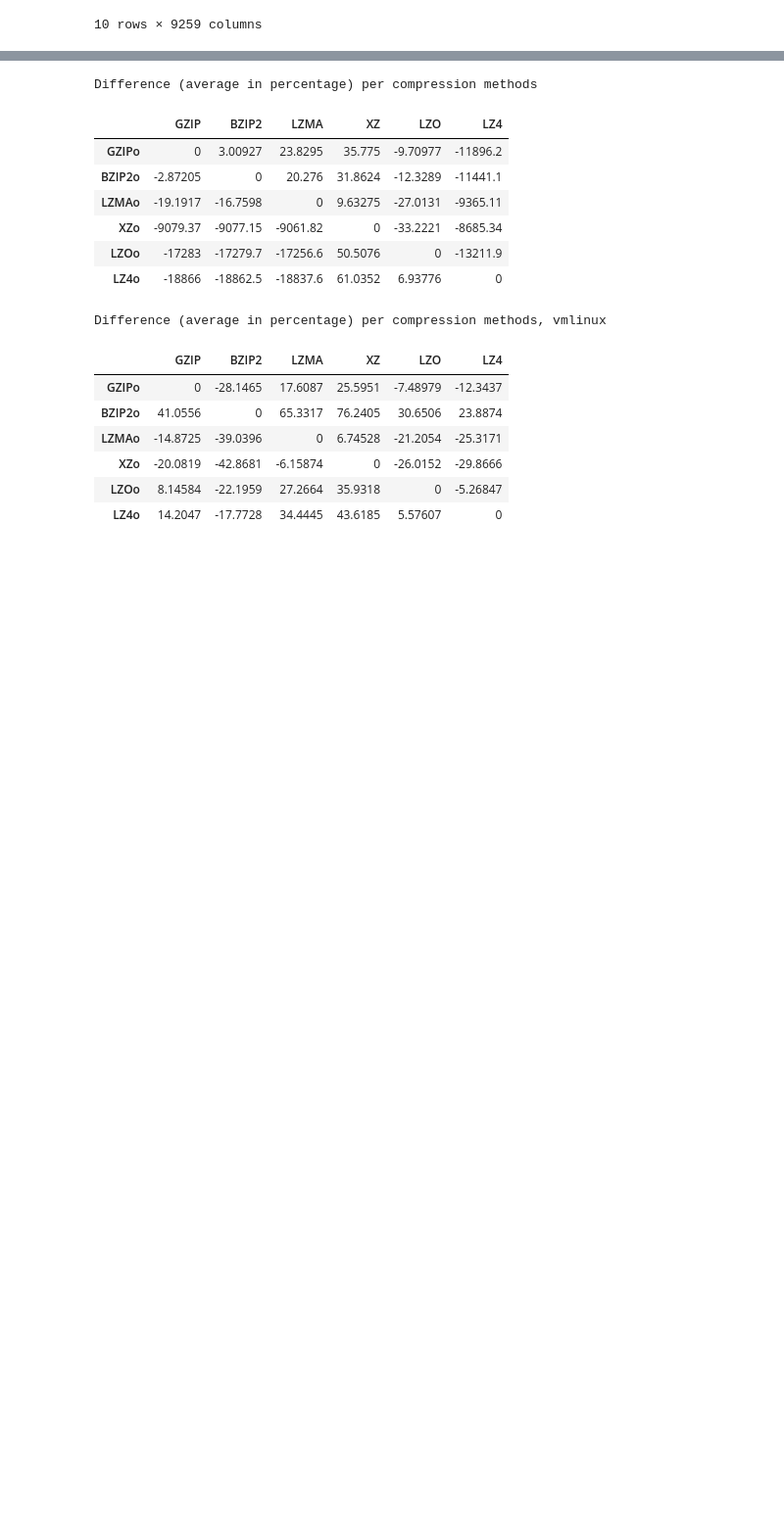
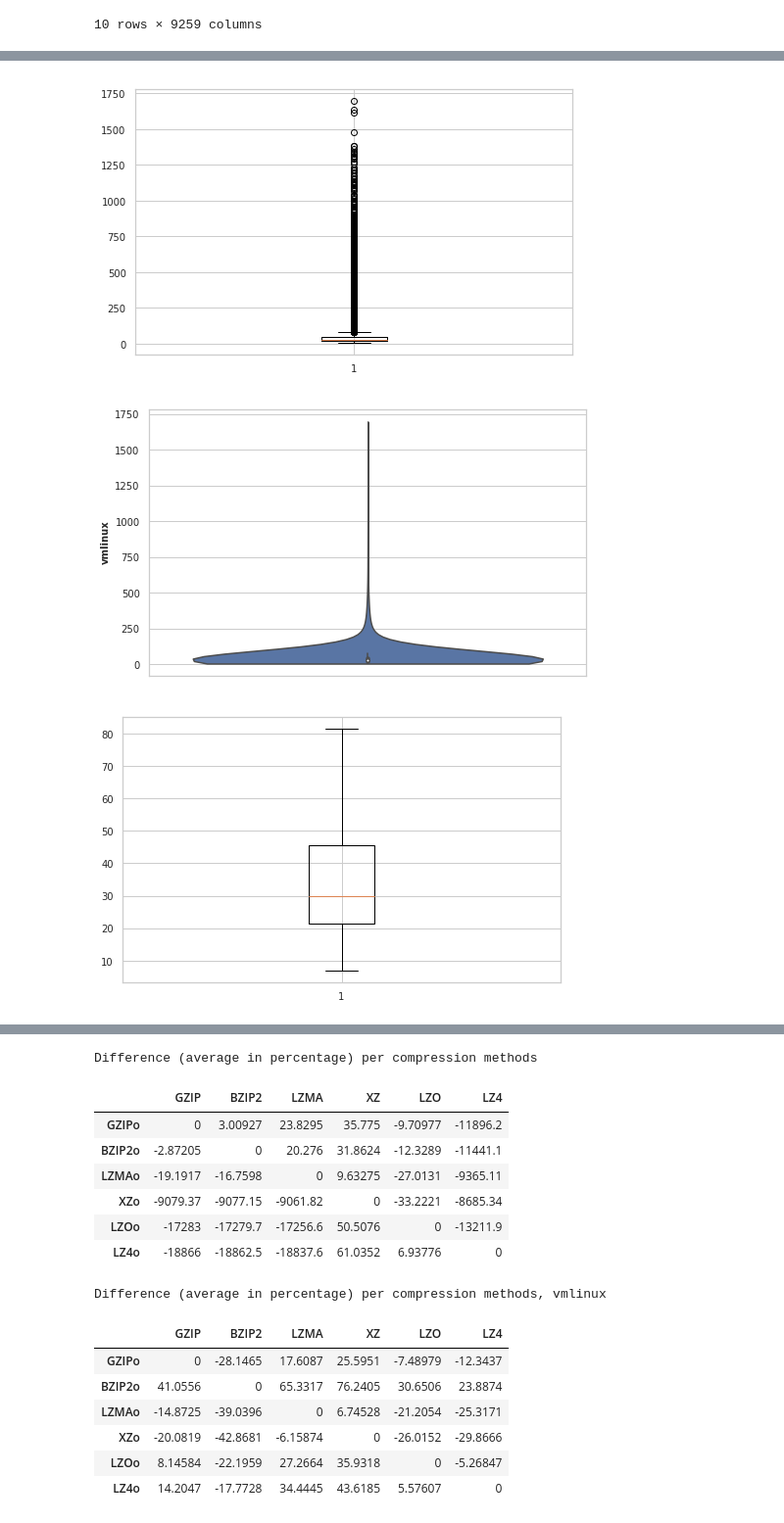
Before and after one commit to TuxML/size-analysis, a Jupyter notebook: size-analysis-fast.ipynb, the cells around one changed output, grey strips where cells are left out. Shown at 98% size. Saved outputs shown, nothing was run; the diff lists cells and outputs as text; code cells hidden in the pictures; blank space fills up the shorter version.

```diff
--- a/size-analysis-fast.ipynb
+++ b/size-analysis-fast.ipynb
@@ -75,0 +117,21 @@ df['vmlinux'].hist()
+# %%
+import seaborn as sns
+
+# Make boxplot for one group only
+# sns.violinplot( x=(df["vmlinux"] / 1048576), showfliers=False, bw= 1.0, cut = 0)
+
+plt.figure()
+plt.boxplot(df['vmlinux'] / 1048576, showfliers=True)
+plt.show()
+
+plt.figure()
+sns.violinplot( y=(df["vmlinux"] / 1048576), cut=0, bw=.9, scale="width")
+plt.show()
+
+plt.figure()
+plt.boxplot(df['vmlinux'] / 1048576, showfliers=False)
+plt.show()
+# %% [output]
+[figure, added]
+[figure, added]
+[figure, added]
```
Also changed, not shown: parts of 6 cells of this notebook, 5 other files.
